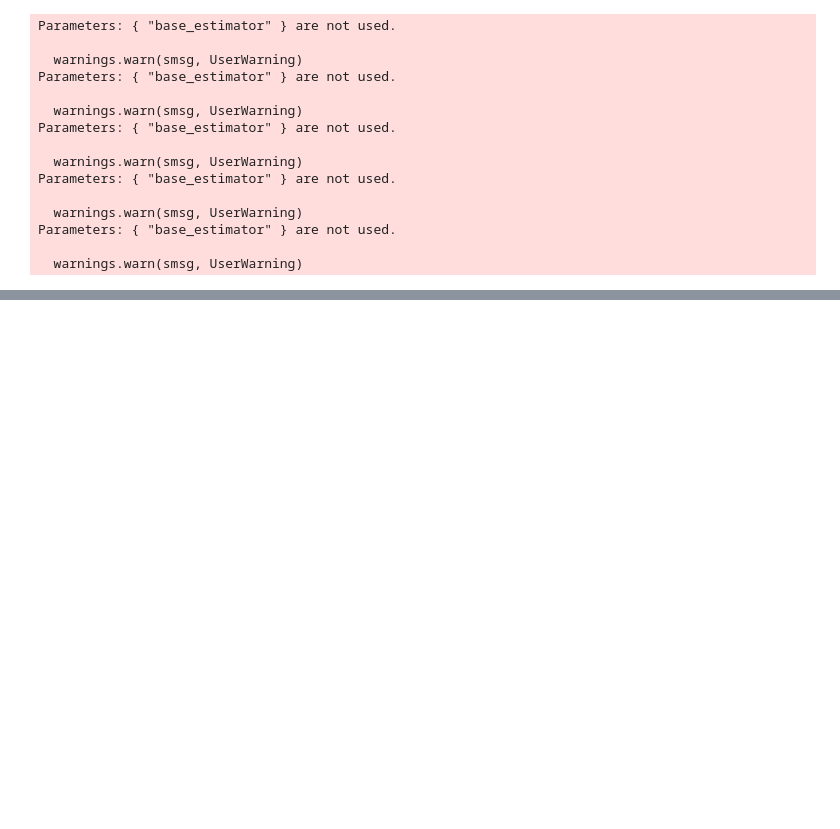
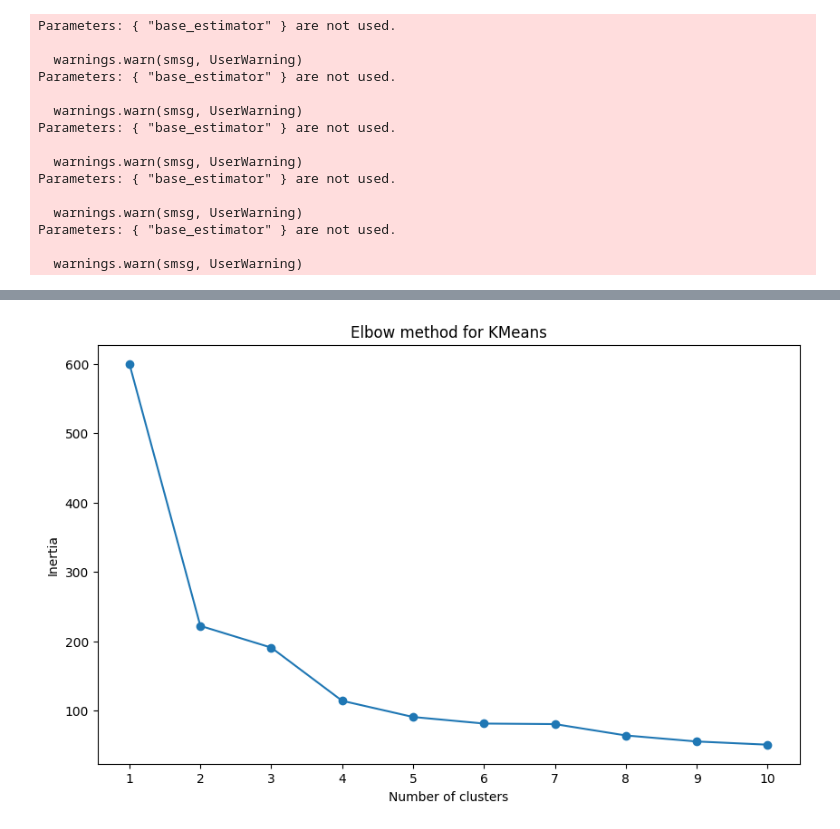
Before and after one commit to marius2347/Working-with-Iris-Dataset-using-Machine-Learning-in-Python-at-ISB, a Jupyter notebook: ml.ipynb, the cells around one changed output, grey strips where cells are left out. Saved outputs shown, nothing was run; the diff lists cells and outputs as text; code cells hidden in the pictures; blank space fills up the shorter version.

```diff
--- a/ml.ipynb
+++ b/ml.ipynb
@@ -675,0 +692,30 @@ Parameters: { "base_estimator" } are not used.
+# %%
+# K-Means
+
+from sklearn.cluster import KMeans, DBSCAN
+
+X = flowers[['sepal.length', 'sepal.width', 'petal.length', 'petal.width']]
+y_real = flowers['variety']
+# %%
+# Standardarzation
+
+scaler = StandardScaler()
+X_scaled = scaler.fit_transform(X)
+flowers_scaled = pd.DataFrame(X_scaled, columns = X.columns)
+# %%
+inertia = []
+
+for nr_c in range(1, 11):
+    kmeans = KMeans(n_clusters = nr_c, random_state = 42)
+    kmeans.fit(X_scaled)
+    inertia.append(kmeans.inertia_)
+# %%
+plt.figure(figsize = (10, 6))
+plt.plot(range(1, 11), inertia, marker = 'o')
+plt.title('Elbow method for KMeans')
+plt.xlabel('Number of clusters')
+plt.ylabel('Inertia')
+plt.xticks(range(1, 11))
+plt.show()
+# %% [output]
+[figure, added]
```
Also changed, not shown: parts of 2 cells of this notebook, 1 other file.
